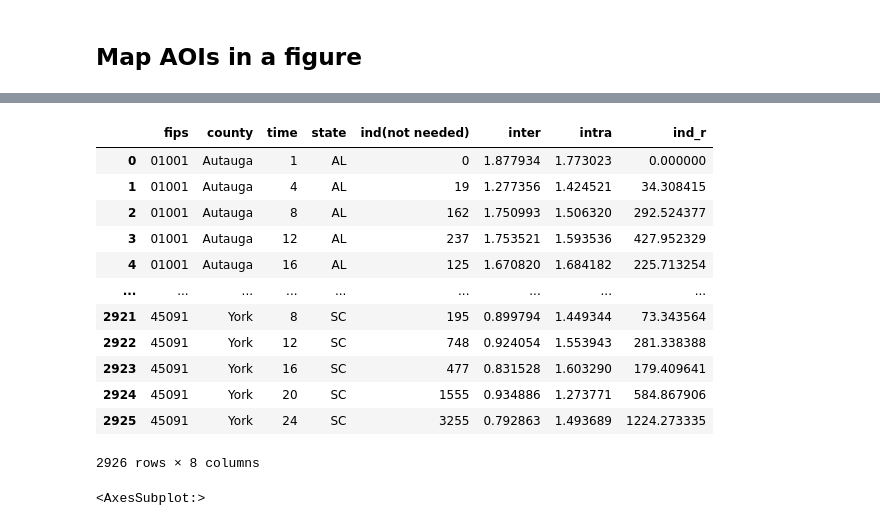
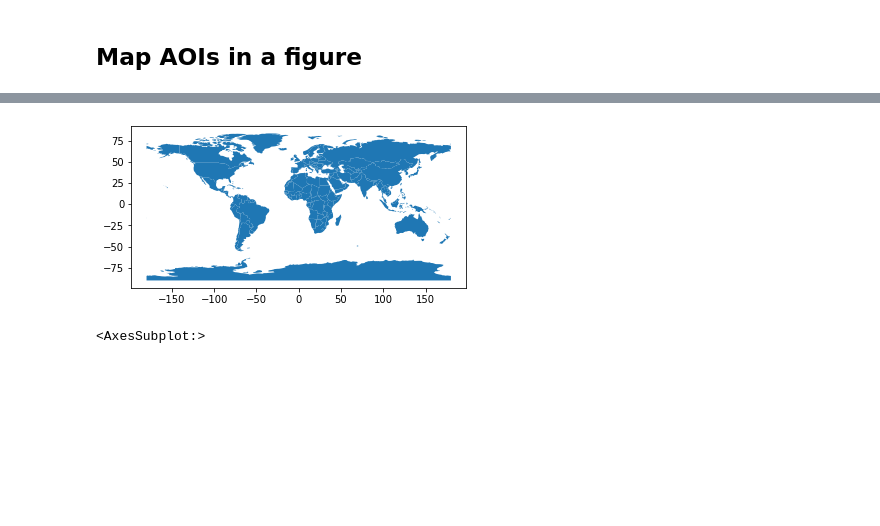
Before and after one commit to gladcolor/region_mapping, a Jupyter notebook: ODT_case_study_France.ipynb, the cells around one changed output, grey strips where cells are left out. Drawn from its saved outputs; the diff is of its cells as text; code cells hidden in the pictures; blank space fills up the shorter version.

```diff
--- a/ODT_case_study_France.ipynb
+++ b/ODT_case_study_France.ipynb
@@ -118,19 +115,12 @@ for idx, column in enumerate(map_columns):
-# %%
-target_df
-# %% [output]
-|  | fips | county | time | state | ind(not needed) | inter | intra | ind_r |
-| 0 | 01001 | Autauga | 1 | AL | 0 | 1.877934 | 1.773023 | 0.000000 |
-| 1 | 01001 | Autauga | 4 | AL | 19 | 1.277356 | 1.424521 | 34.308415 |
-| 2 | 01001 | Autauga | 8 | AL | 162 | 1.750993 | 1.506320 | 292.524377 |
-| 3 | 01001 | Autauga | 12 | AL | 237 | 1.753521 | 1.593536 | 427.952329 |
-| 4 | 01001 | Autauga | 16 | AL | 125 | 1.670820 | 1.684182 | 225.713254 |
-| ... | ... | ... | ... | ... | ... | ... | ... | ... |
-| 2921 | 45091 | York | 8 | SC | 195 | 0.899794 | 1.449344 | 73.343564 |
-| 2922 | 45091 | York | 12 | SC | 748 | 0.924054 | 1.553943 | 281.338388 |
-| 2923 | 45091 | York | 16 | SC | 477 | 0.831528 | 1.603290 | 179.409641 |
-| 2924 | 45091 | York | 20 | SC | 1555 | 0.934886 | 1.273771 | 584.867906 |
-| 2925 | 45091 | York | 24 | SC | 3255 | 0.792863 | 1.493689 | 1224.273335 |
-2926 rows × 8 columns
+# %%
+import geopandas
+world = geopandas.read_file(geopandas.datasets.get_path('naturalearth_lowres'))
+world.plot()
+
+import matplotlib.pyplot as plt
+plt.savefig('world.jpg')
+# %% [output]
+[figure, added]
 # %%
 AOI_gdf.plot(column=AOI_gdf['ind_r'],
         cmap='rainbow',
```
Also changed, not shown: parts of 1 cell of this notebook, 6 other files.
